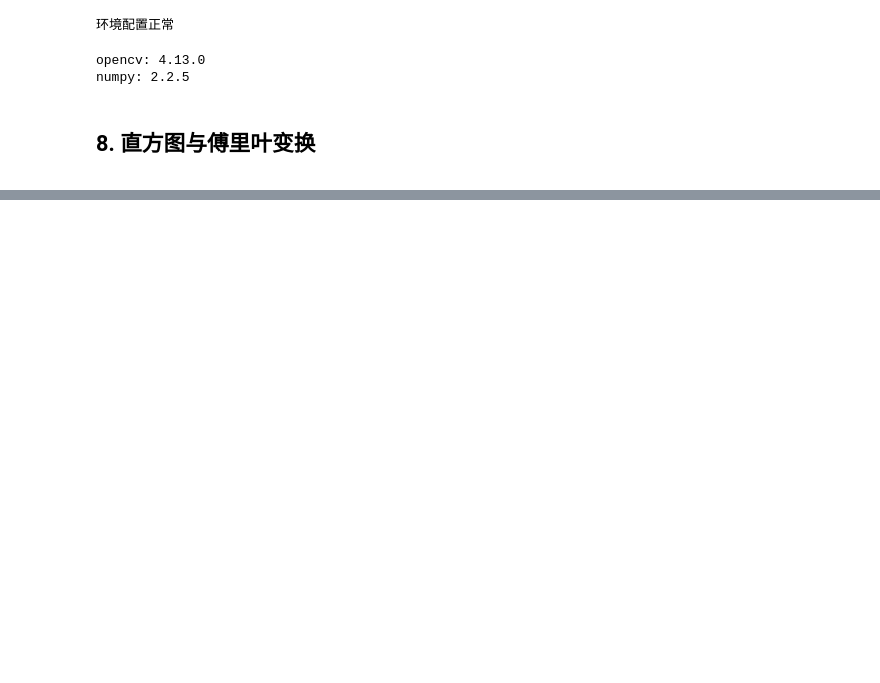
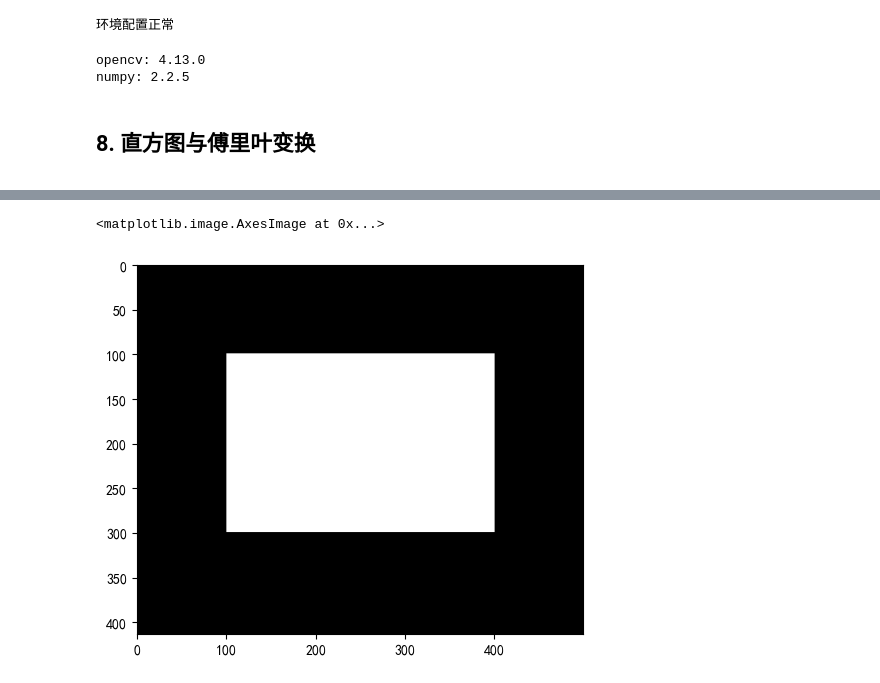
Before and after one commit to lxl-git05/Py_Study, a Jupyter notebook: Vison/Vison_Study/Basic/8-直方图与傅里叶变换.ipynb, the cells around one changed output, grey strips where cells are left out. Drawn from its saved outputs; the diff is of its cells as text; code cells hidden in the pictures; blank space fills up the shorter version.

```diff
--- a/Vison/Vison_Study/Basic/8-直方图与傅里叶变换.ipynb
+++ b/Vison/Vison_Study/Basic/8-直方图与傅里叶变换.ipynb
@@ -56,3 +85,14 @@ def img_show(img):
 
 
 </font>
+# %%
+# 图像读取
+img = cv2.imread(picture + 'cat.jpg' , cv2.IMREAD_GRAYSCALE)
+# 掩码创建
+mask = np.zeros(img.shape , np.uint8)
+# 掩码需要保存的部分置255,不需要的置0
+mask[100:300 , 100:400] = 255
+plt.imshow(mask , 'gray')
+# %% [output]
+<matplotlib.image.AxesImage at 0x...>
+[figure, added]
```
Also changed, not shown: parts of 12 cells of this notebook.
